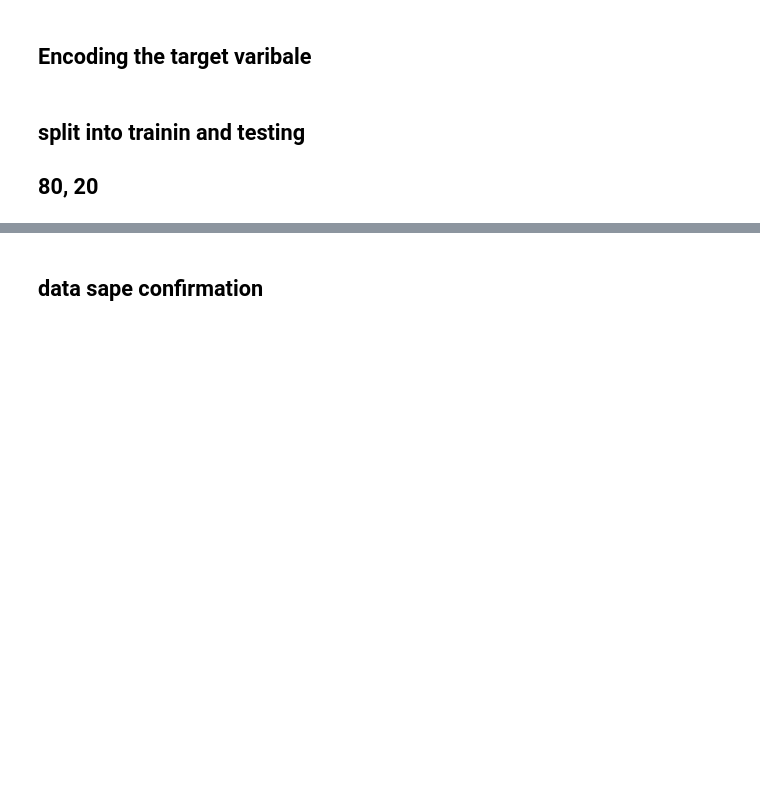
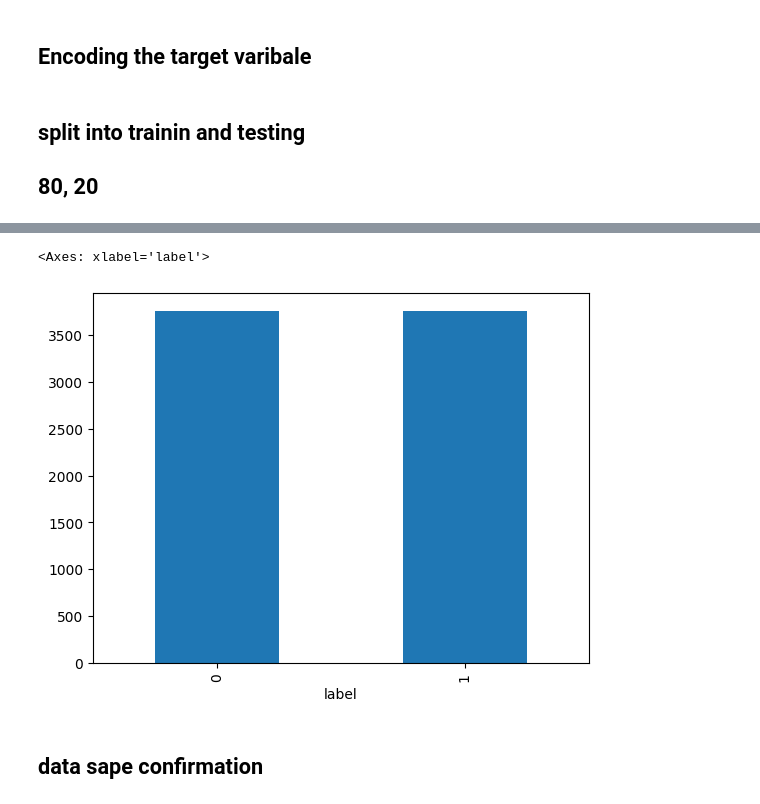
Before and after one commit to TariqAlhathloul/Text_Classification, a Jupyter notebook: Task2_Text_Classification.ipynb, the cells around one changed output, grey strips where cells are left out. Drawn from its saved outputs; the diff is of its cells as text; code cells hidden in the pictures; blank space fills up the shorter version.

```diff
--- a/Task2_Text_Classification.ipynb
+++ b/Task2_Text_Classification.ipynb
@@ -384,3 +381,15 @@ X_train, X_test, y_train, y_test = train_test_split(X, y, test_size=0.2, random_
+# %%
+from imblearn.over_sampling import SMOTE
+
+
+# oversampling the train dataset using SMOTE
+smote = SMOTE()
+X_train_sm, y_train_sm = smote.fit_resample(X_train, y_train)
+# %%
+y_train_sm.value_counts().plot(kind='bar')
+# %% [output]
+<Axes: xlabel='label'>
+[figure, added]
 # %% [markdown]
 ## data sape confirmation
 # %%
```
Also changed, not shown: parts of 27 cells of this notebook.
